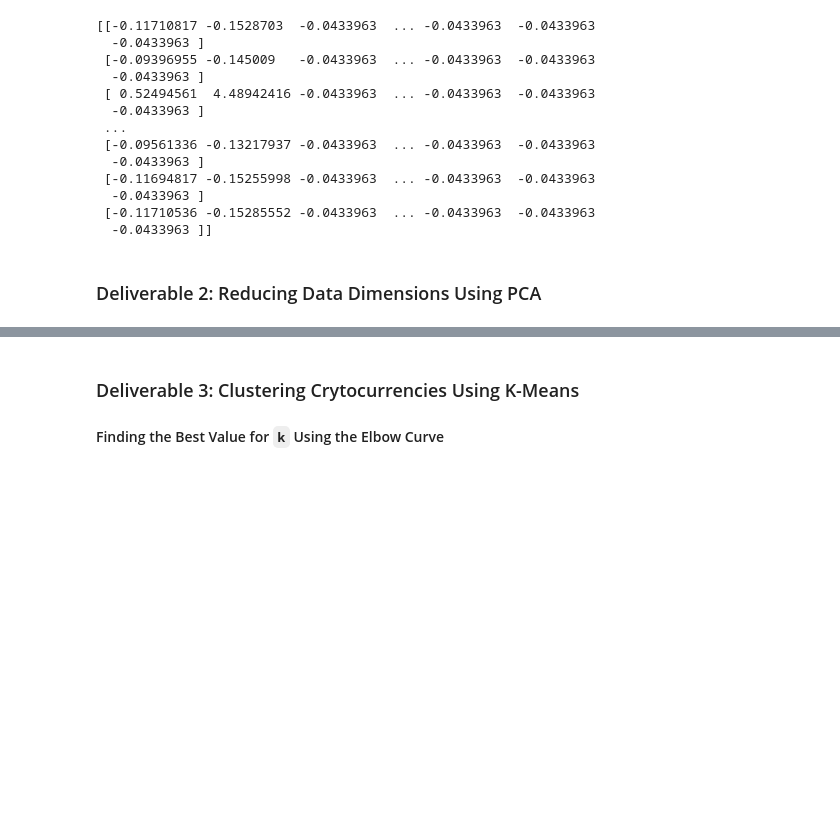
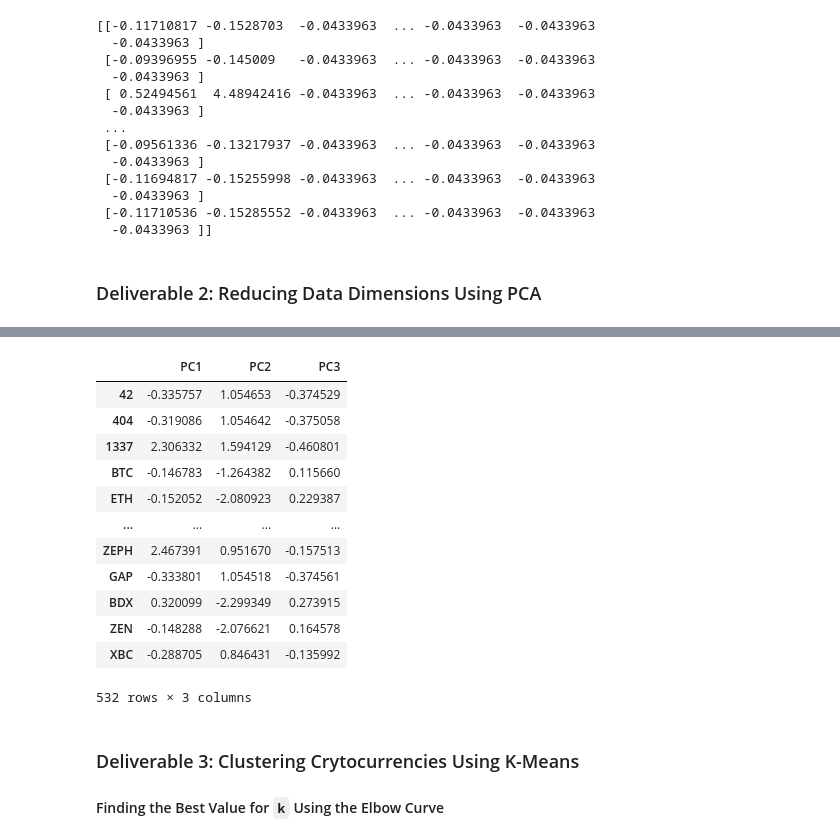
Before and after one commit to itochax23/Cryptocurrencies, a Jupyter notebook: crypto_clustering.ipynb, the cells around one changed output, grey strips where cells are left out. Saved outputs shown, nothing was run; the diff lists cells and outputs as text; code cells hidden in the pictures; blank space fills up the shorter version.

```diff
--- a/crypto_clustering.ipynb
+++ b/crypto_clustering.ipynb
@@ -146,4 +146,6 @@ print(X_df_scaled)
 ### Deliverable 2: Reducing Data Dimensions Using PCA
 # %%
 # Using PCA to reduce dimension to three principal components.
-# YOUR CODE HERE
+pca = PCA(n_components=3)
+X_df_pca = pca.fit_transform(X_df_scaled)
+X_df_pca
@@ -150,6 +160,23 @@ print(X_df_scaled)
 # %%
 # Create a DataFrame with the three principal components.
-# YOUR CODE HERE
+pcs_df = pd.DataFrame(
+    data = X_df_pca, columns = ['PC1','PC2','PC3'], index = df_crypto.index
+)
+pcs_df
+# %% [output]
+|  | PC1 | PC2 | PC3 |
+| 42 | -0.335757 | 1.054653 | -0.374529 |
+| 404 | -0.319086 | 1.054642 | -0.375058 |
+| 1337 | 2.306332 | 1.594129 | -0.460801 |
+| BTC | -0.146783 | -1.264382 | 0.115660 |
+| ETH | -0.152052 | -2.080923 | 0.229387 |
+| ... | ... | ... | ... |
+| ZEPH | 2.467391 | 0.951670 | -0.157513 |
+| GAP | -0.333801 | 1.054518 | -0.374561 |
+| BDX | 0.320099 | -2.299349 | 0.273915 |
+| ZEN | -0.148288 | -2.076621 | 0.164578 |
+| XBC | -0.288705 | 0.846431 | -0.135992 |
+532 rows × 3 columns
 # %% [markdown]
 ### Deliverable 3: Clustering Crytocurrencies Using K-Means
 
```
Also changed, not shown: parts of 1 cell of this notebook.
